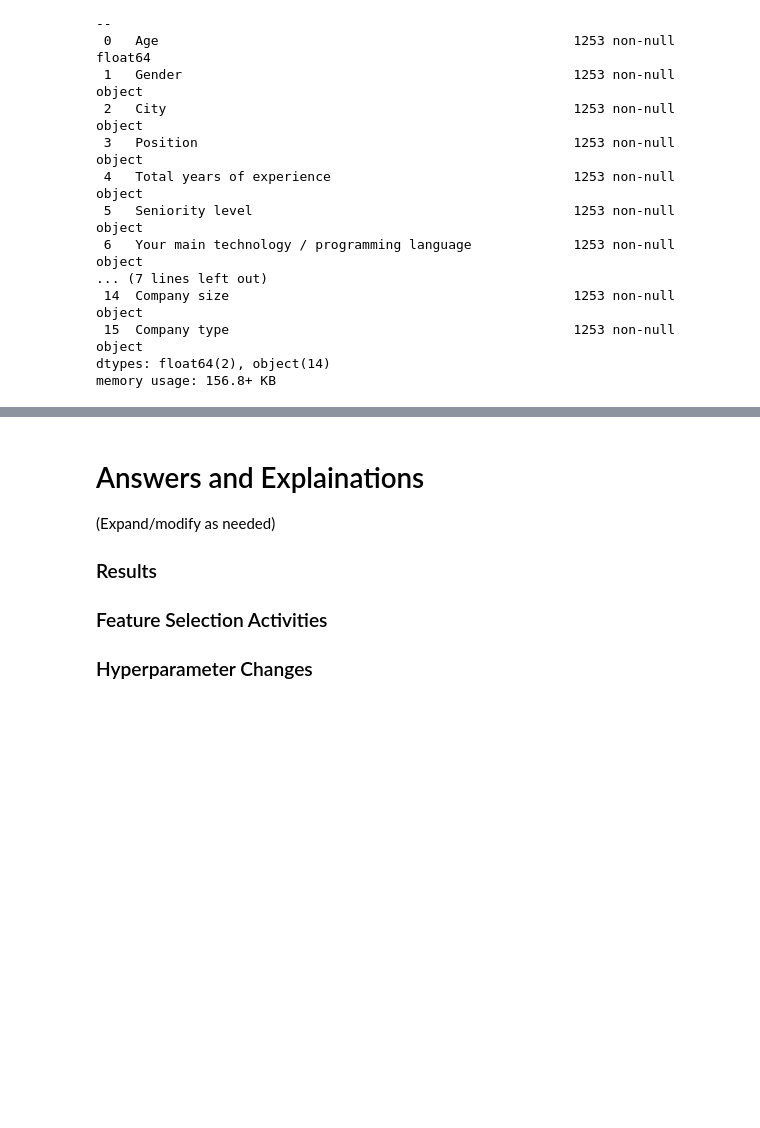
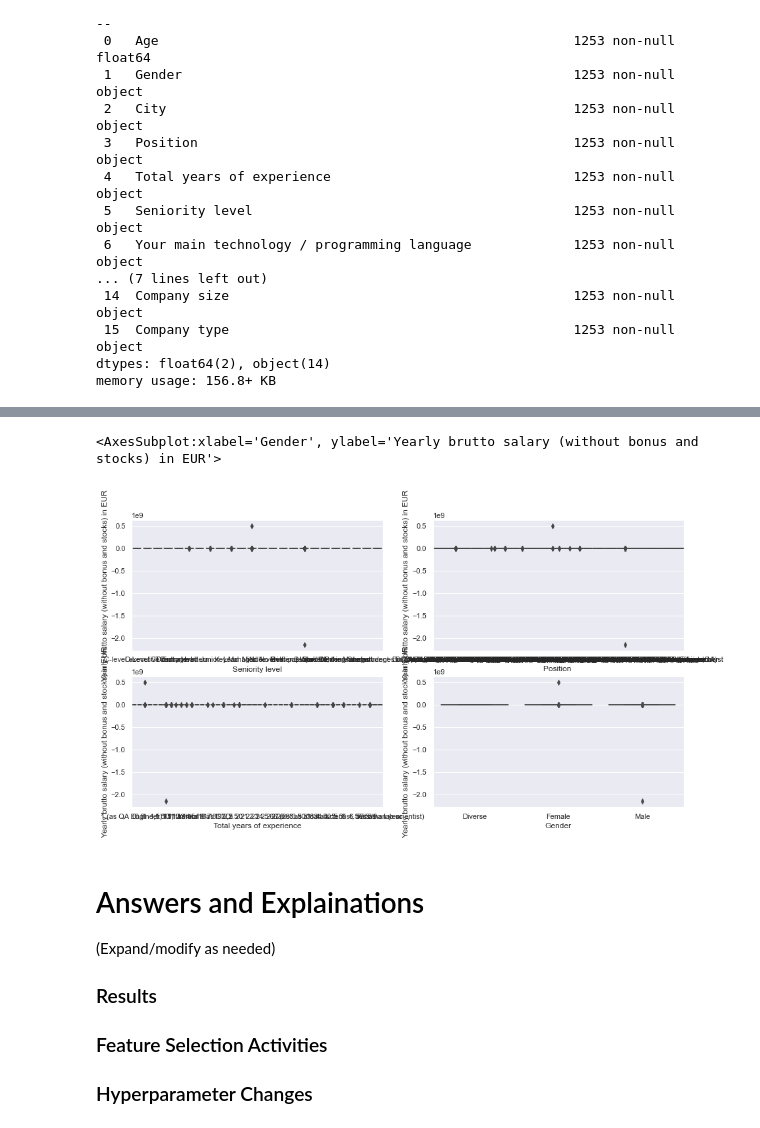
Before and after one commit to SidhST12/ItML_Asn_2_Students, a Jupyter notebook: assignment_2_start.ipynb, the cells around one changed output, grey strips where cells are left out. Saved outputs shown, nothing was run; the diff lists cells and outputs as text; code cells hidden in the pictures; blank space fills up the shorter version.

```diff
--- a/assignment_2_start.ipynb
+++ b/assignment_2_start.ipynb
@@ -271,3 +275,17 @@ plt.show()
+# %%
+import seaborn as sns
+import matplotlib.pyplot as plt
+
+
+#Categorical Plotting
+fig,ax=plt.subplots(nrows=2,ncols=2,figsize=(15,8))
+sns.boxplot(x='Seniority level',y='Yearly brutto salary (without bonus and stocks) in EUR',data=df,ax=ax[0,0])
+sns.boxplot(x='Position ',y='Yearly brutto salary (without bonus and stocks) in EUR',data=df ,ax=ax[0,1])
+sns.boxplot(x='Total years of experience',y='Yearly brutto salary (without bonus and stocks) in EUR',data=df ,ax=ax[1,0])
+sns.boxplot(x='Gender',y='Yearly brutto salary (without bonus and stocks) in EUR',data=df ,ax=ax[1,1])
+# %% [output]
+<AxesSubplot:xlabel='Gender', ylabel='Yearly brutto salary (without bonus and stocks) in EUR'>
+[figure, added]
 # %% [markdown]
 # Answers and Explainations
 (Expand/modify as needed)
```
Also changed, not shown: parts of 4 cells of this notebook.
